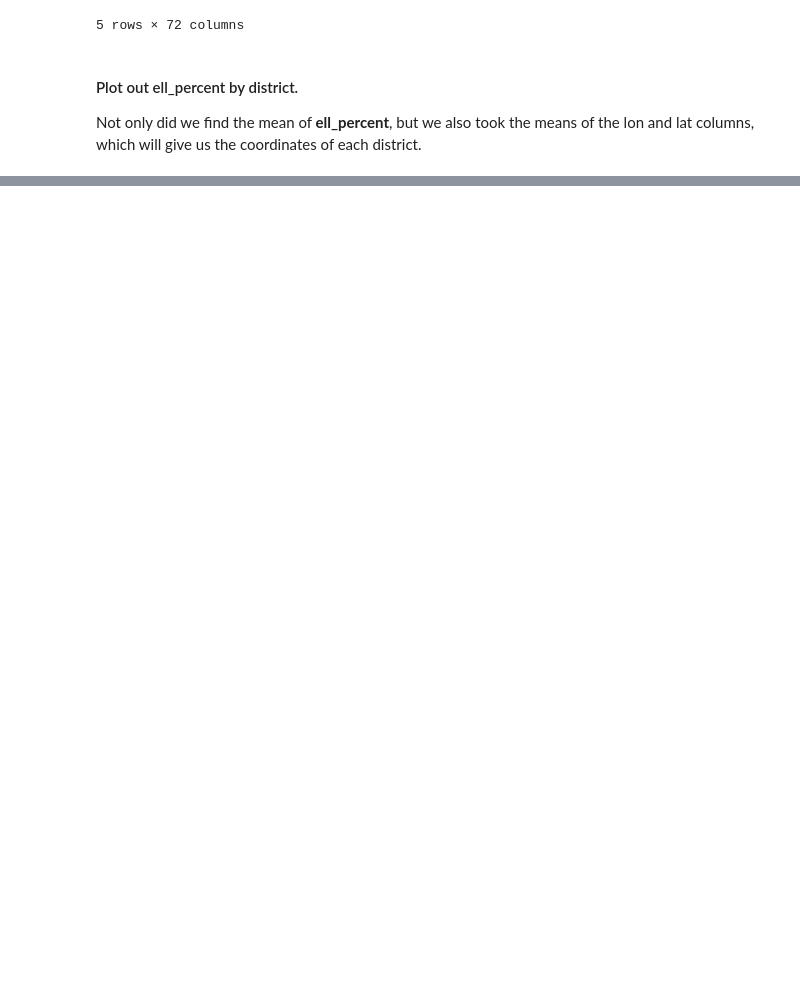
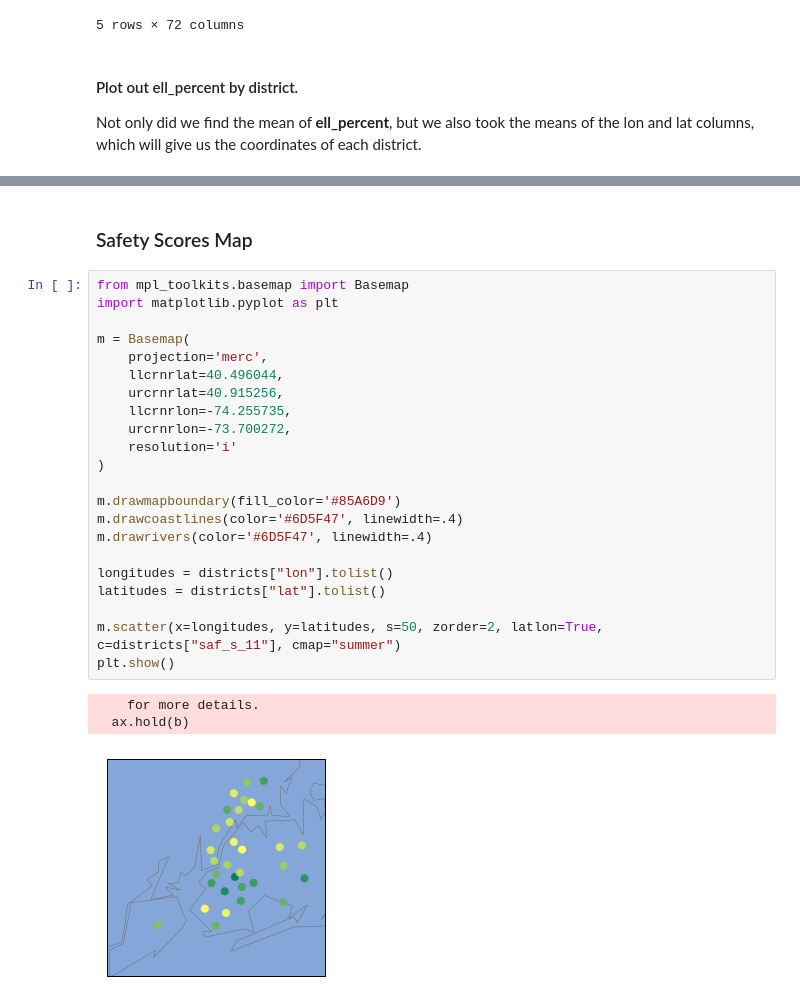
Before and after one commit to SixStringsCoder/Data_Projects_w_Python, a Jupyter notebook: efficacy_of_SAT/Efficacy of Standardized Tests in the US.ipynb, the cells around one changed output, grey strips where cells are left out. Saved outputs shown, nothing was run; the diff lists cells and outputs as text; blank space fills up the shorter version.

```diff
--- a/efficacy_of_SAT/Efficacy of Standardized Tests in the US.ipynb
+++ b/efficacy_of_SAT/Efficacy of Standardized Tests in the US.ipynb
@@ -538,0 +560,28 @@ plt.show()
+# %% [markdown]
+### Safety Scores Map
+# %%
+from mpl_toolkits.basemap import Basemap
+import matplotlib.pyplot as plt
+
+m = Basemap(
+    projection='merc',
+    llcrnrlat=40.496044,
+    urcrnrlat=40.915256,
+    llcrnrlon=-74.255735,
+    urcrnrlon=-73.700272,
+    resolution='i'
+)
+
+m.drawmapboundary(fill_color='#85A6D9')
+m.drawcoastlines(color='#6D5F47', linewidth=.4)
+m.drawrivers(color='#6D5F47', linewidth=.4)
+
+longitudes = districts["lon"].tolist()
+latitudes = districts["lat"].tolist()
+
+m.scatter(x=longitudes, y=latitudes, s=50, zorder=2, latlon=True, c=districts["saf_s_11"], cmap="summer")
+plt.show()
+# %% [output]
+    for more details.
+  ax.hold(b)
+[figure, added]
```
Also changed, not shown: parts of 7 cells of this notebook.
